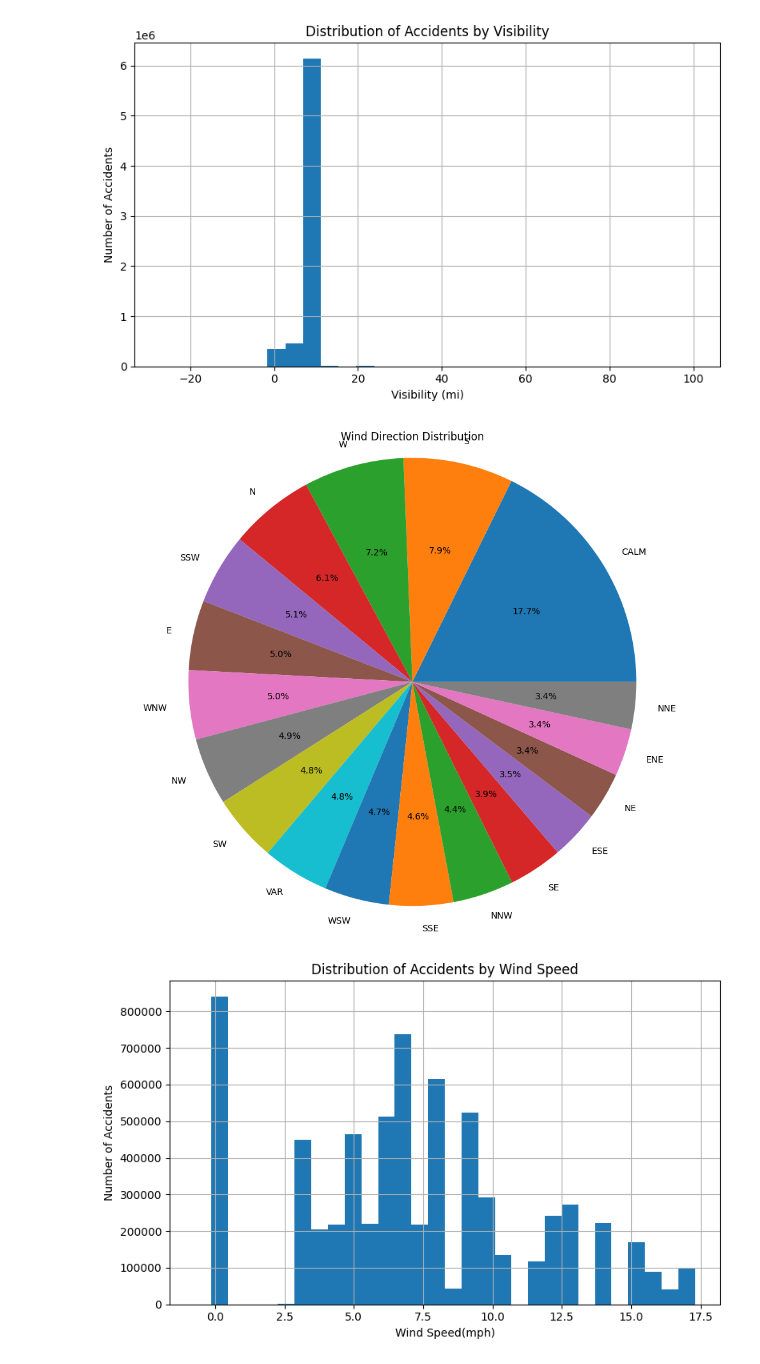
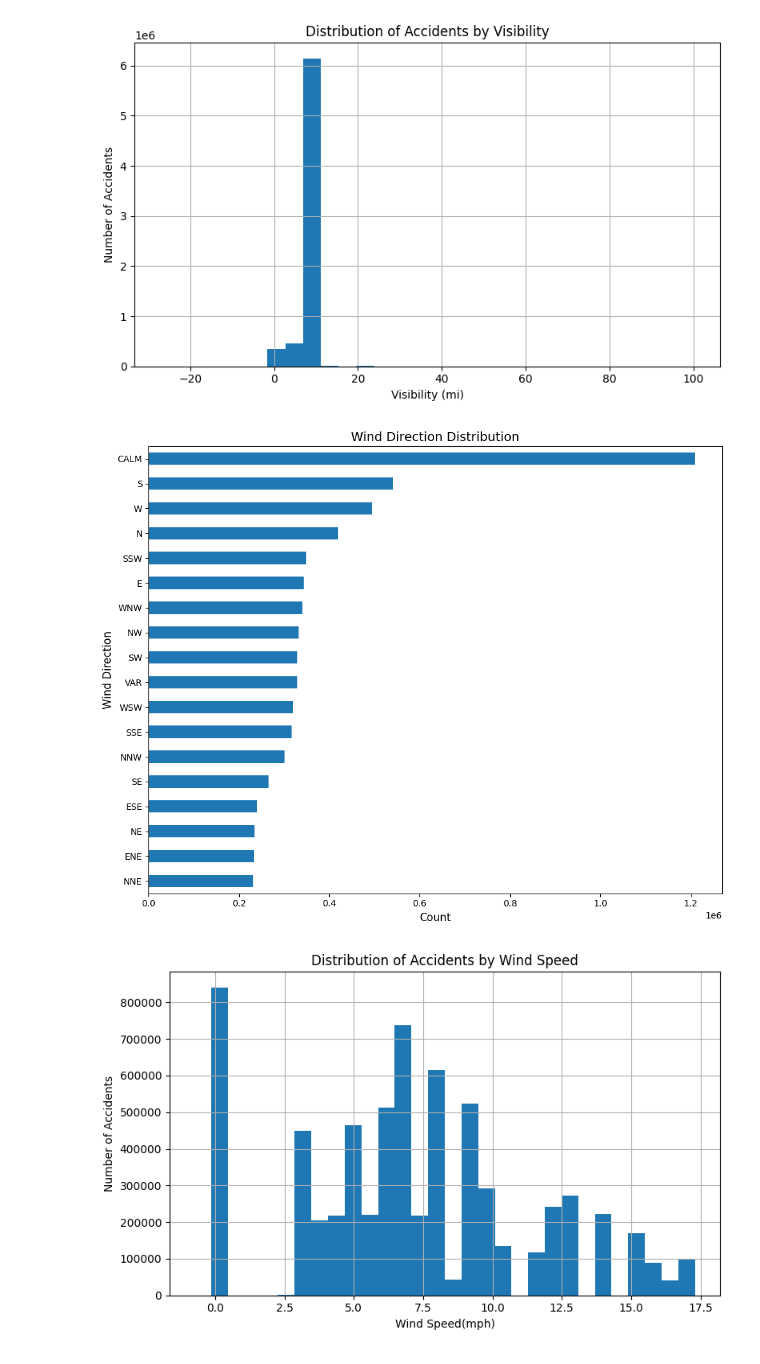
Before and after one commit to liw3n/us_accidents_analysis, a Jupyter notebook: weather_analysis.ipynb, the cells around one changed output. Cells and saved outputs as stored; diff of their text form; code cells hidden in the pictures.

Commit message:
changed pie chart to bar chart

```diff
--- a/weather_analysis.ipynb
+++ b/weather_analysis.ipynb
@@ -224,18 +224,21 @@ plt.show()
 # %%
 wind_direction = (
     df['Wind_Direction']
-    .value_counts()
-    .sort_values(ascending=False)
+    .value_counts(normalize=False)
+    .sort_values(ascending=True)
 )
 
 plt.figure(figsize=(10, 8))
-plt.pie(wind_direction.values, labels=wind_direction.index, autopct='%1.1f%%')
-plt.title('Wind Direction Distribution')
-plt.axis('equal')
+wind_direction.plot(kind='barh')
+
+plt.title('Wind Direction Distribution', fontsize=14)
+plt.xlabel('Count', fontsize=12)
+plt.ylabel('Wind Direction', fontsize=12)
+
 plt.tight_layout()
 plt.show()
 # %% [output]
-[figure, old version]
+[figure, new version]
 # %%
 # 'Wind_Speed(mph)'
 df['Wind_Speed(mph)'].hist(bins=30, figsize=(8, 5))
```
Also changed, not shown: parts of 1 cell of this notebook.
